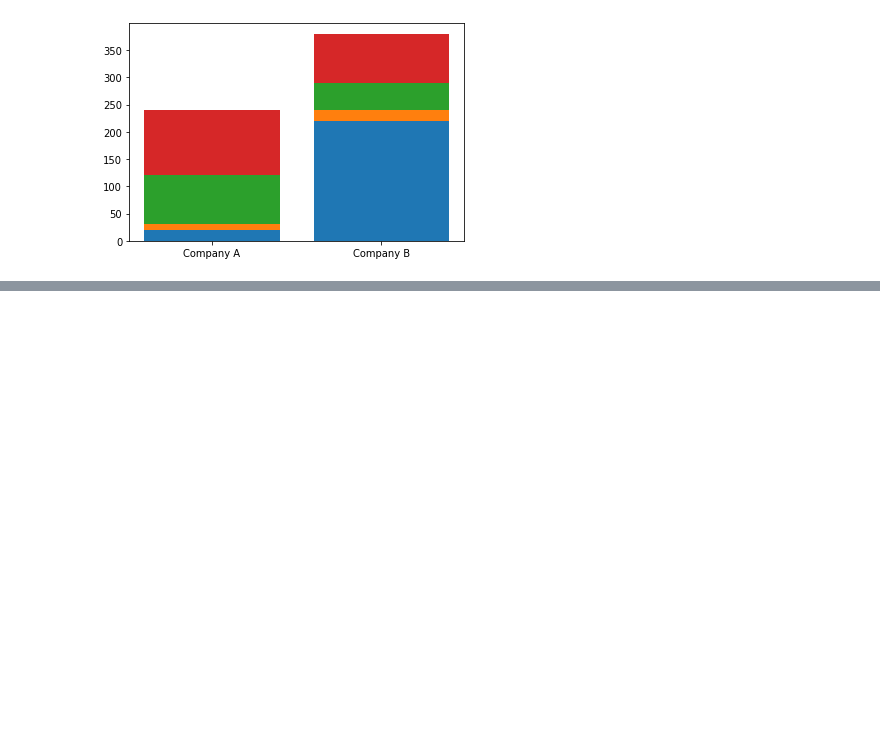
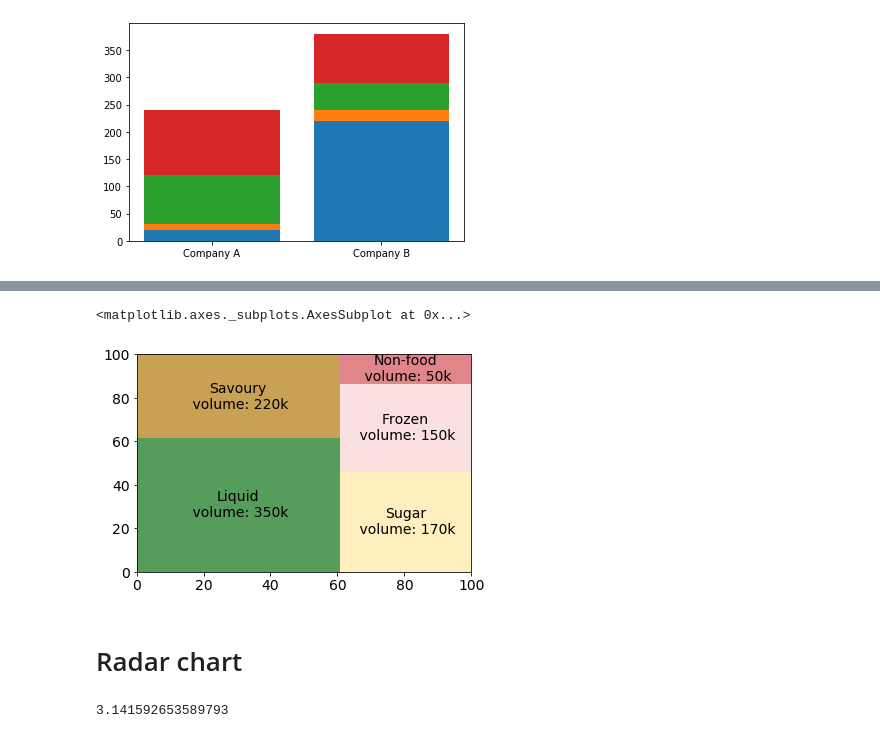
Before and after one commit to suchavadee2541/python_dataviz, a Jupyter notebook: Visualize Data Comparison.ipynb, the cells around one changed output, grey strips where cells are left out. Saved outputs shown, nothing was run; the diff lists cells and outputs as text; code cells hidden in the pictures; blank space fills up the shorter version.

```diff
--- a/Visualize Data Comparison.ipynb
+++ b/Visualize Data Comparison.ipynb
@@ -121,0 +159,9 @@ plt.bar([1,2],saledata.iloc[:,3],bottom=saledata.iloc[:,0]+saledata.iloc[:,1]+sa
+# %%
+plt.rc('font', size=14)
+squarify.plot(sizes=volume, label=labels,
+              color=color_list, alpha=0.7)  # alpha คือ ความโปร่งใส
+# %% [output]
+<matplotlib.axes._subplots.AxesSubplot at 0x...>
+[figure, added]
+# %% [markdown]
+# Radar chart
@@ -121,0 +170,4 @@ plt.bar([1,2],saledata.iloc[:,3],bottom=saledata.iloc[:,0]+saledata.iloc[:,1]+sa
+# %%
+pi
+# %% [output]
+3.141592653589793
```
Also changed, not shown: parts of 35 cells of this notebook.
